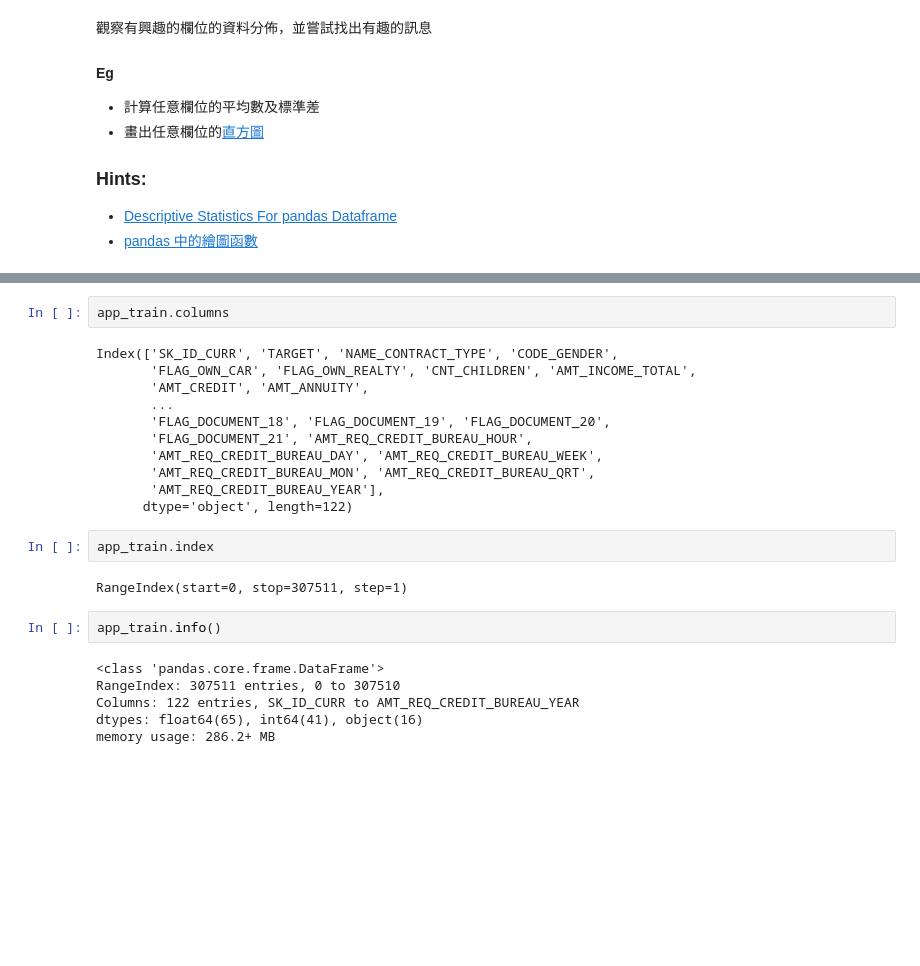
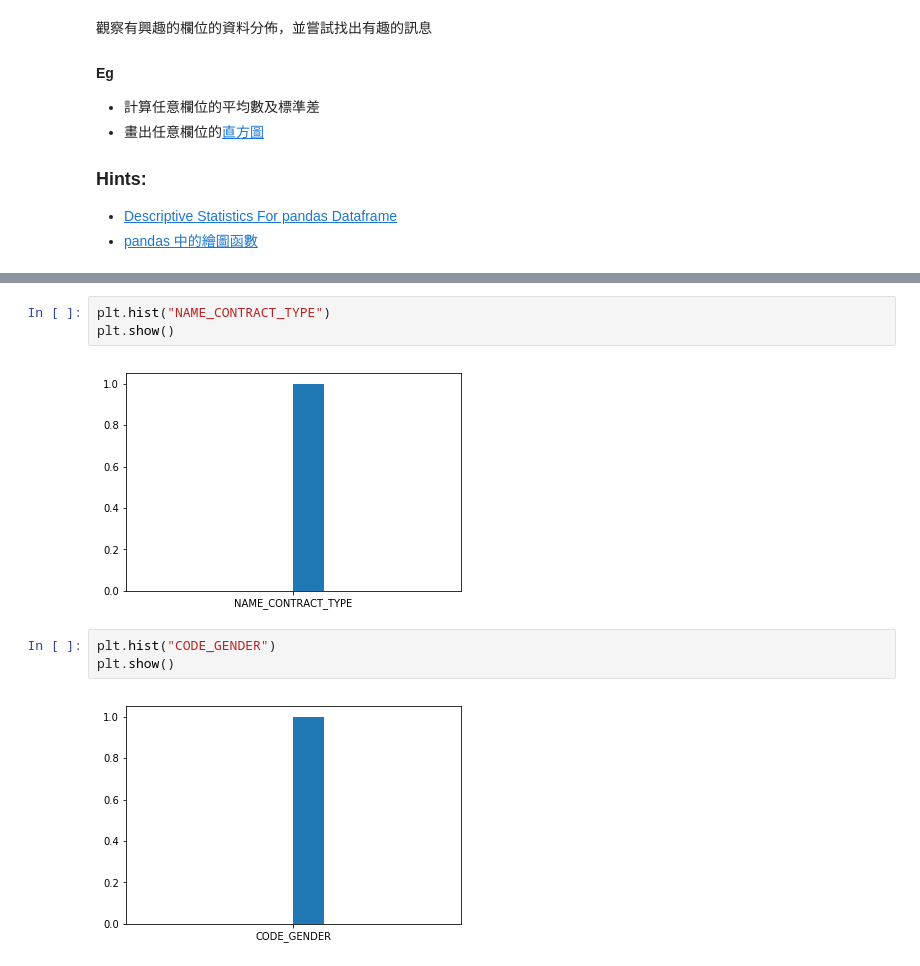
Before and after one commit to cccedith789/3rd-ML100Days, a Jupyter notebook: Day_008_HW-直方圖.ipynb, the cells around one changed output, grey strips where cells are left out. Drawn from its saved outputs; the diff is of its cells as text; blank space fills up the shorter version.

```diff
--- a/Day_008_HW-直方圖.ipynb
+++ b/Day_008_HW-直方圖.ipynb
@@ -139,25 +110,10 @@ app_train.tail()
-# %%
-app_train.columns
-# %% [output]
-Index(['SK_ID_CURR', 'TARGET', 'NAME_CONTRACT_TYPE', 'CODE_GENDER',
-       'FLAG_OWN_CAR', 'FLAG_OWN_REALTY', 'CNT_CHILDREN', 'AMT_INCOME_TOTAL',
-       'AMT_CREDIT', 'AMT_ANNUITY',
-       ...
-       'FLAG_DOCUMENT_18', 'FLAG_DOCUMENT_19', 'FLAG_DOCUMENT_20',
-       'FLAG_DOCUMENT_21', 'AMT_REQ_CREDIT_BUREAU_HOUR',
-       'AMT_REQ_CREDIT_BUREAU_DAY', 'AMT_REQ_CREDIT_BUREAU_WEEK',
-       'AMT_REQ_CREDIT_BUREAU_MON', 'AMT_REQ_CREDIT_BUREAU_QRT',
-       'AMT_REQ_CREDIT_BUREAU_YEAR'],
-      dtype='object', length=122)
-# %%
-app_train.index
-# %% [output]
-RangeIndex(start=0, stop=307511, step=1)
-# %%
-app_train.info()
-# %% [output]
-<class 'pandas.core.frame.DataFrame'>
-RangeIndex: 307511 entries, 0 to 307510
-Columns: 122 entries, SK_ID_CURR to AMT_REQ_CREDIT_BUREAU_YEAR
-dtypes: float64(65), int64(41), object(16)
-memory usage: 286.2+ MB
+# %%
+plt.hist("NAME_CONTRACT_TYPE")
+plt.show()
+# %% [output]
+[figure, added]
+# %%
+plt.hist("CODE_GENDER")
+plt.show()
+# %% [output]
+[figure, added]
```
Also changed, not shown: parts of 16 cells of this notebook.
